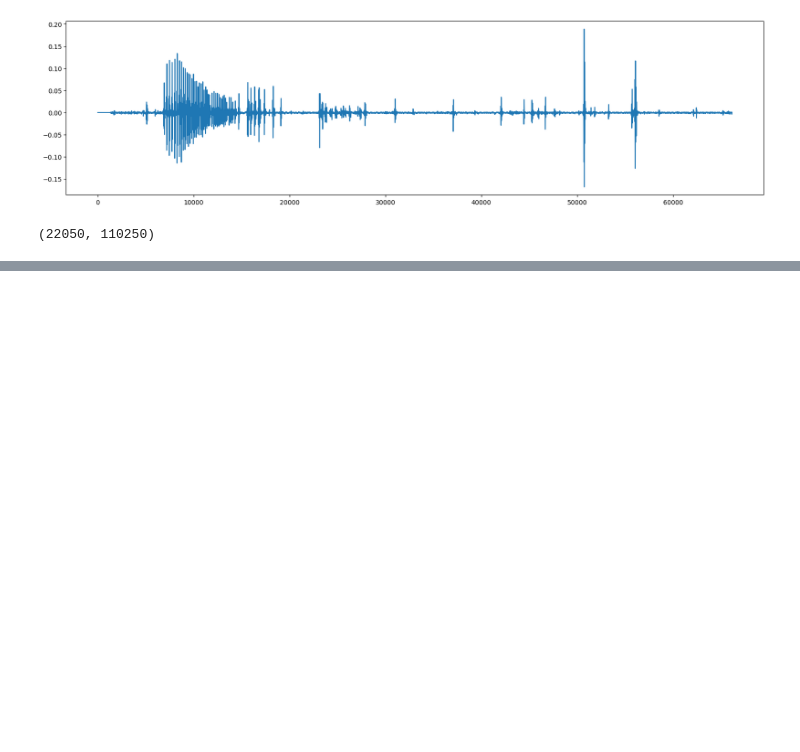
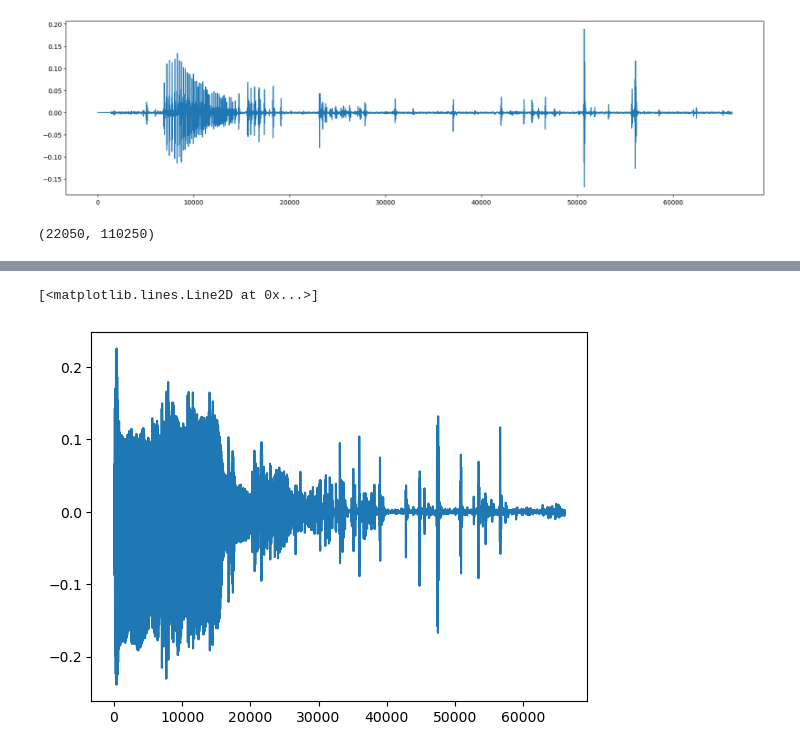
Before and after one commit to SeHwanYoo/denoise_heart_bound, a Jupyter notebook: audio copy 2.ipynb, the cells around one changed output, grey strips where cells are left out. Drawn from its saved outputs; the diff is of its cells as text; code cells hidden in the pictures; blank space fills up the shorter version.

```diff
--- a/audio copy 2.ipynb
+++ b/audio copy 2.ipynb
@@ -92,0 +123,5 @@ for sig in bowel_signals:
+# %%
+plt.plot(bowel_signals[16]) .
+# %% [output]
+[<matplotlib.lines.Line2D at 0x...>]
+[figure, added]
```
Also changed, not shown: parts of 9 cells of this notebook.
